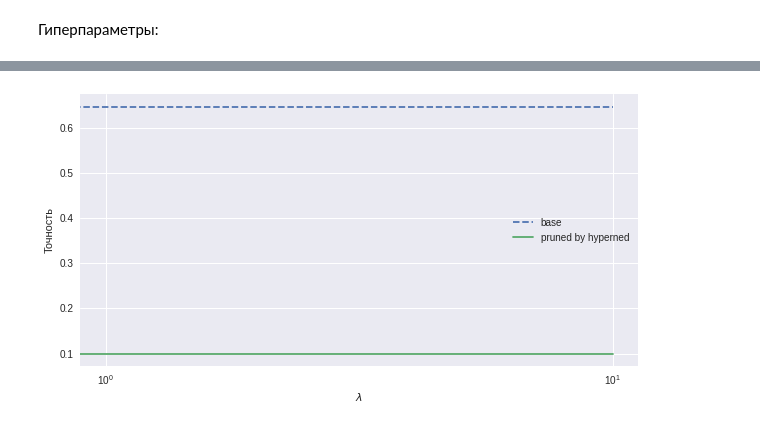
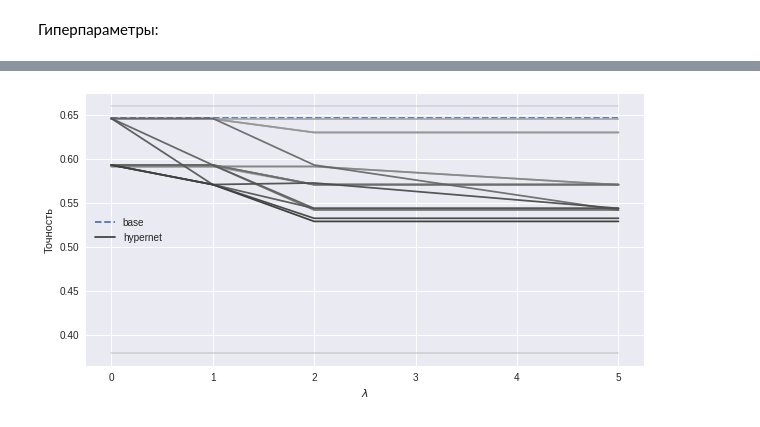
Before and after one commit to intsystems/2023-Problem-140, a Jupyter notebook: code/main_experiment.ipynb, the cells around one changed output, grey strips where cells are left out. Cells and saved outputs as stored; diff of their text form; code cells hidden in the pictures.

```diff
--- a/code/main_experiment.ipynb
+++ b/code/main_experiment.ipynb
@@ -131,9 +131,9 @@ device = 'cuda'
 imodel = GraphInterperterWithGumbelSoftmaxGamma(model.eval(), 4, temperature=0.2).to(device).eval()
 
 params_count = len(imodel.gammas)
-hypernet = HyperNet(params_count, hidden_layer_num=0).to(device)
+hypernet = HyperNet(params_count, hidden_layer_num=2).to(device)
 
-optimizer = torch.optim.Adam(hypernet.parameters(), lr=0.1)
+optimizer = torch.optim.Adam(hypernet.parameters(), lr=0.001)
 loss_fn = torch.nn.CrossEntropyLoss()
 
 times_path = "/content/drive/MyDrive/m1p/ResNet18HomeMeasurments.csv"
@@ -174,4 +187,4 @@ for epoch in range(EPOCHS):
 # %%
-gammas = hypernet(torch.tensor([float(0)]).to(device))
+gammas = hypernet(torch.tensor([float(1)]).to(device))
 ((gammas>0) * 1.0).sum().item()
 # %% [output]
@@ -195,16 +206,51 @@ imodel = GraphInterperterWithGumbelSoftmaxGamma(model.eval(), 4, temperature=0.2
+# %%
+def get_accs(lambds, hypernet_states):
+    accs = []
+
+    imodel = GraphInterperterWithGumbelSoftmaxGamma(model.eval(), temperature=0.2).to(device).eval()
+
+    for hypernet_state in hypernet_states:
+        if len(hypernet_states) > 1:
+            accs.append([])
+
+        hypernet.load_state_dict(hypernet_state)
+
+        for lambd in lambds:
+            gammas = hypernet(torch.tensor([lambd]).to(device))
+            imodel.gammas = gammas
+            imodel.make_gammas_discrete()
+
+            acc = validate(imodel, test_dl, device)
+            if len(hypernet_states) > 1:
+                accs[-1].append(acc)
+            else:
+                accs.append(acc)
+
+    return accs
 # %%
+lambds=[0., 1., 2., 5., ]
+
 plt.figure(figsize=(10,5))
 
 base_acc = 0.6464342948717948
 plt.plot([lambds[0], lambds[-1]], [base_acc, base_acc], ls='--', label="base")
 
-plt.plot(lambds, accs, label="pruned by hyperned")
+accs = get_accs(lambds, hypernet_states)
+for e, epoch_accs in enumerate(accs):
+    inc, dec = e/epoch, 1-e/epoch
+    color = (dec*0.5+0.25, dec*0.5+0.25, dec*0.5+0.25, ) # white to black
+    # color = (dec, dec, 0, ) # yellow to black
+    # color = (inc, inc, 0, ) # black to yellow
+    if e == 20:
+        plt.plot(lambds, epoch_accs, alpha=inc*0.5+0.5, color=color, label='hypernet')
+    else:
+        plt.plot(lambds, epoch_accs, alpha=inc*0.5+0.5, color=color)
 
-plt.xscale('log')
+# plt.xscale('log')
 plt.ylabel('Точность')
 plt.xlabel('$\lambda$')
 
 plt.legend()
 plt.savefig('/content/drive/MyDrive/m1p/figs/accuracy_versus_lambda_hypernet.png', bbox_inches='tight')
 # %% [output]
-[figure, old version]
+[figure, new version]
```
Also changed, not shown: parts of 12 cells of this notebook.
